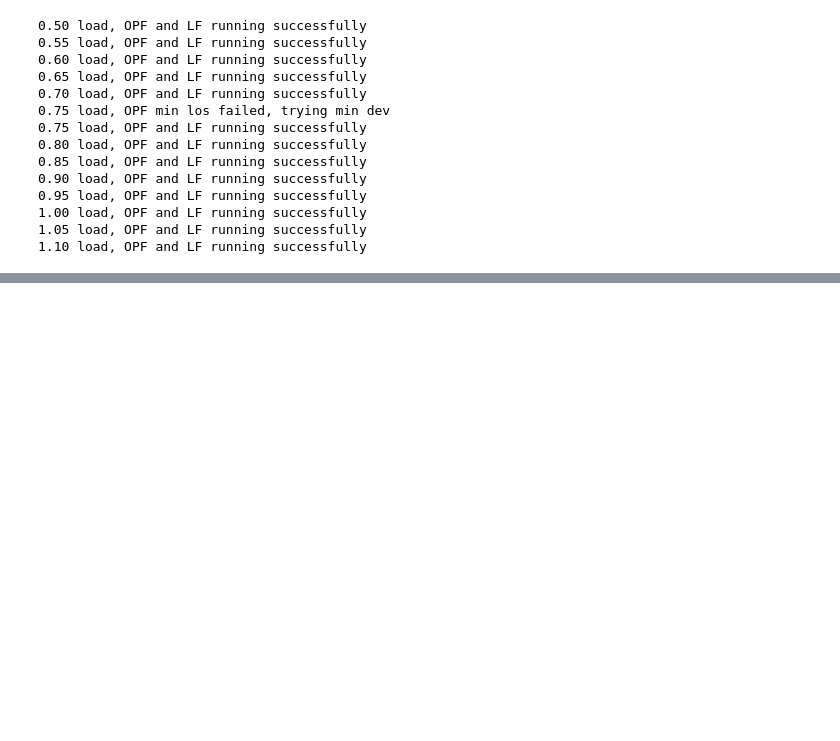
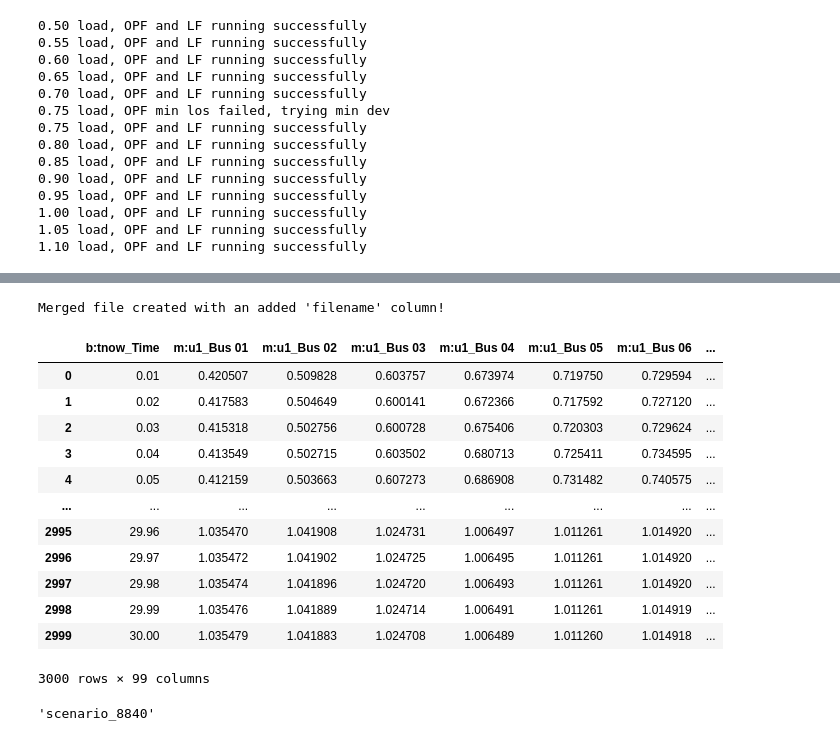
Before and after one commit to izzuddinfa/powerfactory_rms, a Jupyter notebook: main.ipynb, the cells around one changed output, grey strips where cells are left out. Cells and saved outputs as stored; diff of their text form; code cells hidden in the pictures; blank space fills up the shorter version.

```diff
--- a/main.ipynb
+++ b/main.ipynb
@@ -409,0 +173,62 @@ sim.loadSetup(1, load_ori)
+# %%
+import pandas as pd
+import os
+import glob
+
+# Directory containing Parquet files
+parquet_dir = "output/dataset"
+
+# Get all Parquet file paths in the directory
+parquet_files = glob.glob(os.path.join(parquet_dir, "*.parquet"))
+
+# List to store DataFrames
+dfs = []
+
+# Loop through each file
+for file in parquet_files:
+    # Read the Parquet file into a DataFrame
+    df = pd.read_parquet(file)
+
+    # Add a new column with the filename (without extension)
+    df['scenario'] = os.path.basename(file)[:-8]
+
+    # Append to the list of DataFrames
+    dfs.append(df)
+
+# Concatenate all DataFrames into one
+merged_df = pd.concat(dfs, ignore_index=True)
+
+# Save the merged DataFrame back to a single Parquet file
+merged_df.to_parquet("output/dataset_IEEE39bus.parquet", index=False)
+
+print("Merged file created with an added 'filename' column!")
+# %% [output]
+Merged file created with an added 'filename' column!
+# %%
+# Untuk query dan load data tiap skenario, tidak disaranakan load semua skenario secara langsung
+import duckdb
+query = """
+    SELECT *
+    FROM 'output/dataset_IEEE39bus.parquet'
+    WHERE scenario = 'scenario_8840'
+"""
+dataset = duckdb.query(query).to_df().drop(columns=['scenario'])
+dataset
+# %% [output]
+|  | b:tnow_Time | m:u1_Bus 01 | m:u1_Bus 02 | m:u1_Bus 03 | m:u1_Bus 04 | m:u1_Bus 05 | m:u1_Bus 06 | ... |
+| 0 | 0.01 | 0.420507 | 0.509828 | 0.603757 | 0.673974 | 0.719750 | 0.729594 | ... |
+| 1 | 0.02 | 0.417583 | 0.504649 | 0.600141 | 0.672366 | 0.717592 | 0.727120 | ... |
+| 2 | 0.03 | 0.415318 | 0.502756 | 0.600728 | 0.675406 | 0.720303 | 0.729624 | ... |
+| 3 | 0.04 | 0.413549 | 0.502715 | 0.603502 | 0.680713 | 0.725411 | 0.734595 | ... |
+| 4 | 0.05 | 0.412159 | 0.503663 | 0.607273 | 0.686908 | 0.731482 | 0.740575 | ... |
+| ... | ... | ... | ... | ... | ... | ... | ... | ... |
+| 2995 | 29.96 | 1.035470 | 1.041908 | 1.024731 | 1.006497 | 1.011261 | 1.014920 | ... |
+| 2996 | 29.97 | 1.035472 | 1.041902 | 1.024725 | 1.006495 | 1.011261 | 1.014920 | ... |
+| 2997 | 29.98 | 1.035474 | 1.041896 | 1.024720 | 1.006493 | 1.011261 | 1.014920 | ... |
+| 2998 | 29.99 | 1.035476 | 1.041889 | 1.024714 | 1.006491 | 1.011261 | 1.014919 | ... |
+| 2999 | 30.00 | 1.035479 | 1.041883 | 1.024708 | 1.006489 | 1.011260 | 1.014918 | ... |
+3000 rows × 99 columns
+# %%
+os.path.basename(file)[:-8]
+# %% [output]
+'scenario_8840'
```
Also changed, not shown: parts of 13 cells of this notebook, 4 other files.
